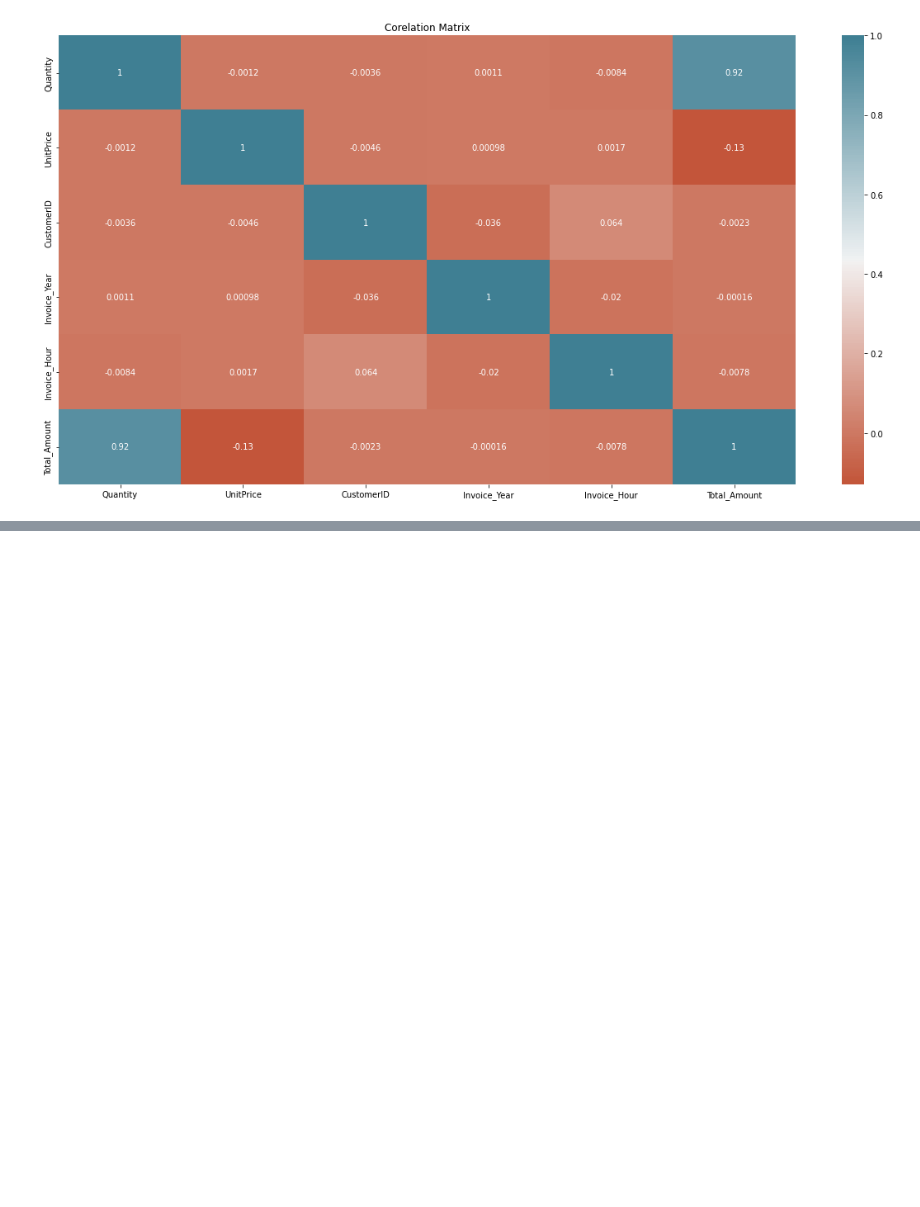
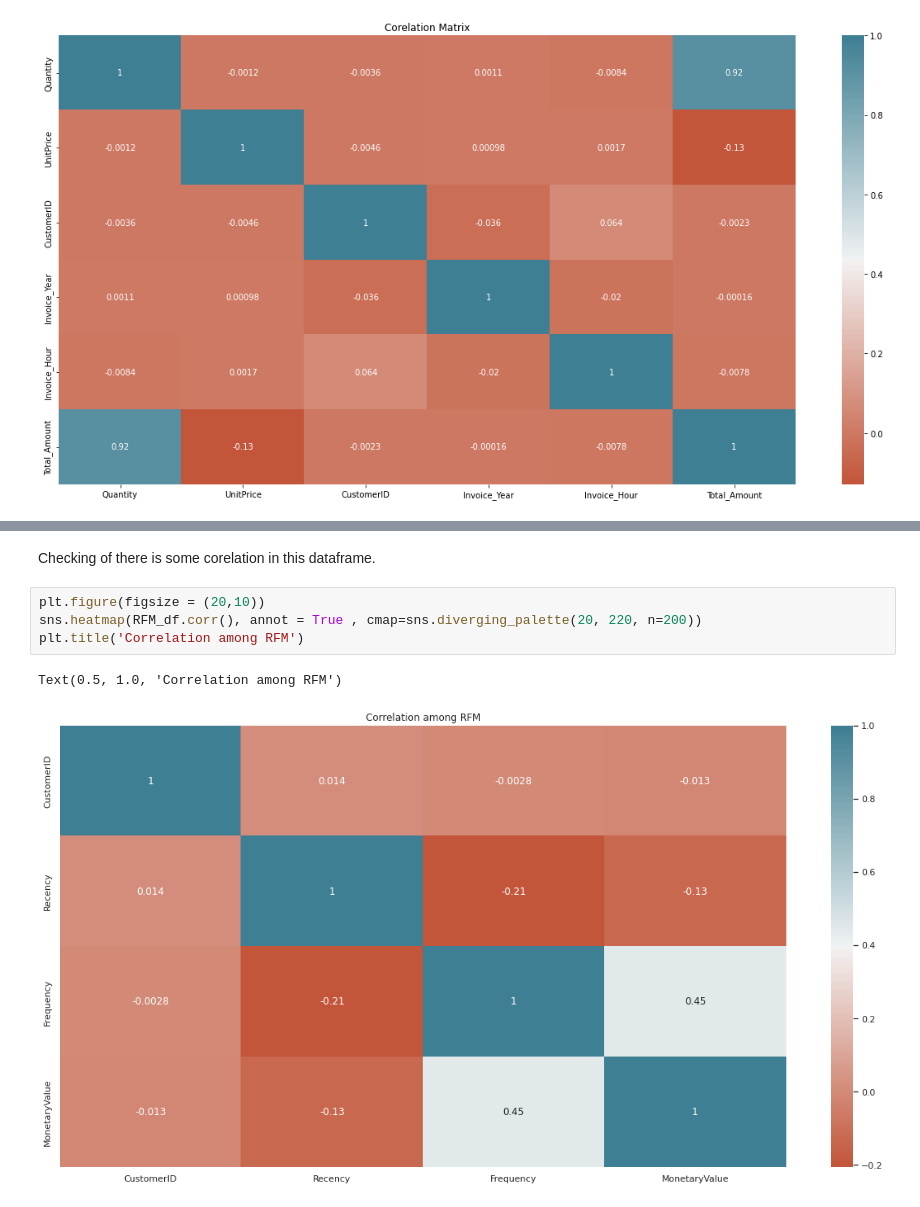
Before and after one commit to akashkivani/almabetter-Online-Retail-Customer-Segmentation-Project, a Jupyter notebook: Online_Retail_Customer_Segmentation_Capstone_Project_4.ipynb, the cells around one changed output, grey strips where cells are left out. Drawn from its saved outputs; the diff is of its cells as text; blank space fills up the shorter version.

```diff
--- a/Online_Retail_Customer_Segmentation_Capstone_Project_4.ipynb
+++ b/Online_Retail_Customer_Segmentation_Capstone_Project_4.ipynb
@@ -492,0 +565,9 @@ Text(0.5, 1.0, 'Corelation Matrix')
+# %% [markdown]
+Checking of there is some corelation in this dataframe.
+# %%
+plt.figure(figsize = (20,10))
+sns.heatmap(RFM_df.corr(), annot = True , cmap=sns.diverging_palette(20, 220, n=200))
+plt.title('Correlation among RFM')
+# %% [output]
+Text(0.5, 1.0, 'Correlation among RFM')
+[figure, added]
```
Also changed, not shown: parts of 9 cells of this notebook.
